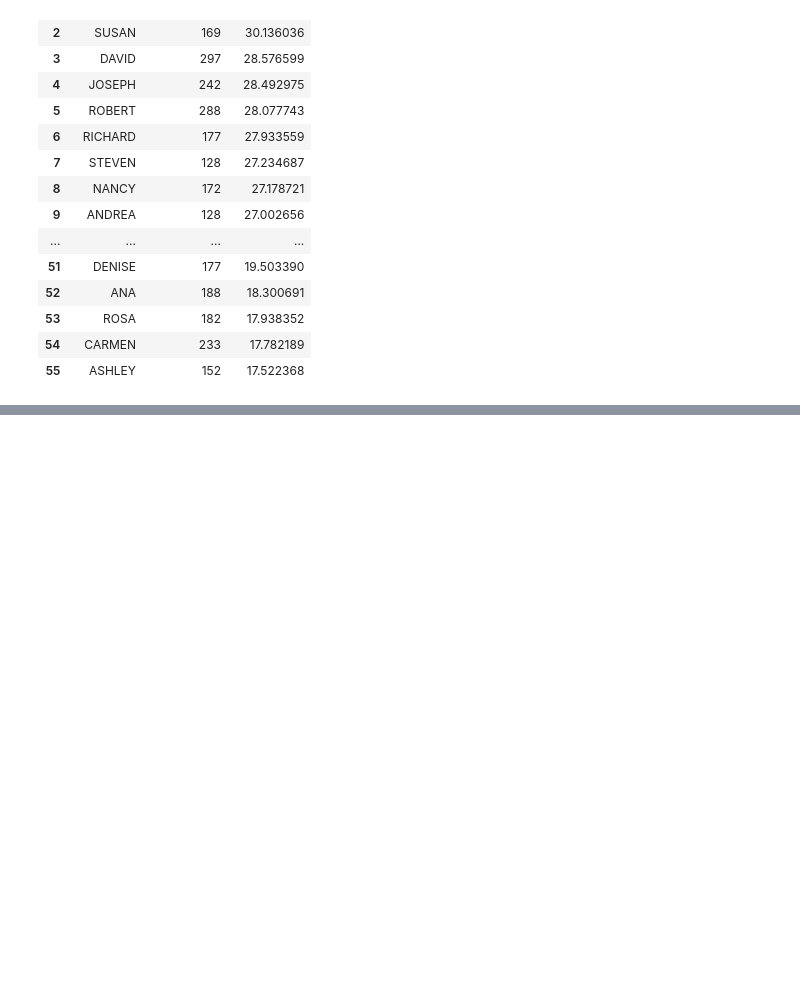
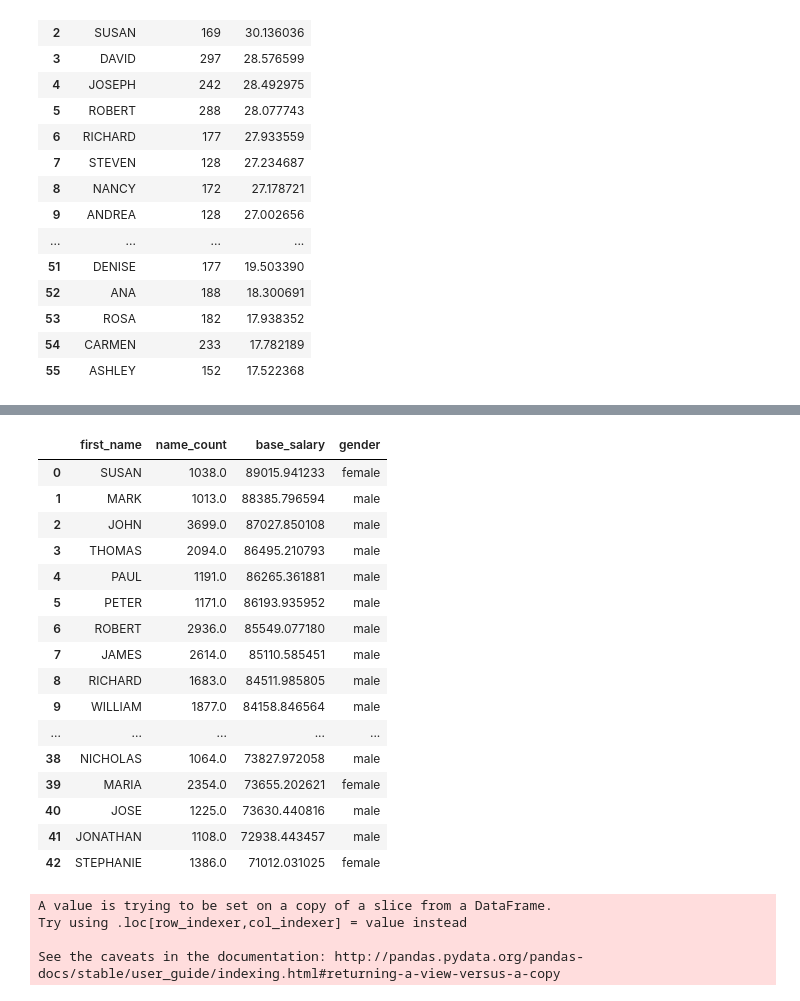
Before and after one commit to aduranil/nyc_govt_payroll, a Jupyter notebook: 2019_salary_1000_names/2019 data.ipynb, the cells around one changed output, grey strips where cells are left out. Saved outputs shown, nothing was run; the diff lists cells and outputs as text; code cells hidden in the pictures; blank space fills up the shorter version.

Commit message:
per day salary

```diff
--- a/2019_salary_1000_names/2019 data.ipynb
+++ b/2019_salary_1000_names/2019 data.ipynb
@@ -582,3 +560,14 @@ See the caveats in the documentation: http://pandas.pydata.org/pandas-docs/stabl
 | 53 | ROSA | 182 | 17.938352 |
 | 54 | CARMEN | 233 | 17.782189 |
 | 55 | ASHLEY | 152 | 17.522368 |
+# %%
+def filter_all_salary(result, threshold):
+    updated_result = filter_result_by_year(result, '2019')
+    greater_result = filter_column_by_value(updated_result, 'pay_basis', 'Annum')
+#     greater_result = filter_greater_than(pay_basis_result, 'base_salary', 1)
+#     lesser_result = filter_less_than(greater_result, 'base_salary', 20000)
+    add_count_of_value(greater_result, 'name_count', 'first_name')
+    return get_data_set(greater_result, 'name_count', threshold, 'first_name', 'base_salary')
+    # get_data_set(lesser_result, 'first_name', threshold, 'first_name', 'base_salary')
+# %%
+data = filter_all_salary(updated_result, 1000)
@@ -584,0 +599,27 @@ See the caveats in the documentation: http://pandas.pydata.org/pandas-docs/stabl
+# %%
+data
+# %% [output]
+|  | first_name | name_count | base_salary | gender |
+| 0 | SUSAN | 1038.0 | 89015.941233 | female |
+| 1 | MARK | 1013.0 | 88385.796594 | male |
+| 2 | JOHN | 3699.0 | 87027.850108 | male |
+| 3 | THOMAS | 2094.0 | 86495.210793 | male |
+| 4 | PAUL | 1191.0 | 86265.361881 | male |
+| 5 | PETER | 1171.0 | 86193.935952 | male |
+| 6 | ROBERT | 2936.0 | 85549.077180 | male |
+| 7 | JAMES | 2614.0 | 85110.585451 | male |
+| 8 | RICHARD | 1683.0 | 84511.985805 | male |
+| 9 | WILLIAM | 1877.0 | 84158.846564 | male |
+| ... | ... | ... | ... | ... |
+| 38 | NICHOLAS | 1064.0 | 73827.972058 | male |
+| 39 | MARIA | 2354.0 | 73655.202621 | female |
+| 40 | JOSE | 1225.0 | 73630.440816 | male |
+| 41 | JONATHAN | 1108.0 | 72938.443457 | male |
+| 42 | STEPHANIE | 1386.0 | 71012.031025 | female |
+# %%
+new = filter_all(updated_result, '2019', 125)
+# %% [output]
+A value is trying to be set on a copy of a slice from a DataFrame.
+Try using .loc[row_indexer,col_indexer] = value instead
+
+See the caveats in the documentation: http://pandas.pydata.org/pandas-docs/stable/user_guide/indexing.html#returning-a-view-versus-a-copy
```
Also changed, not shown: parts of 28 cells of this notebook, 1 other file.
